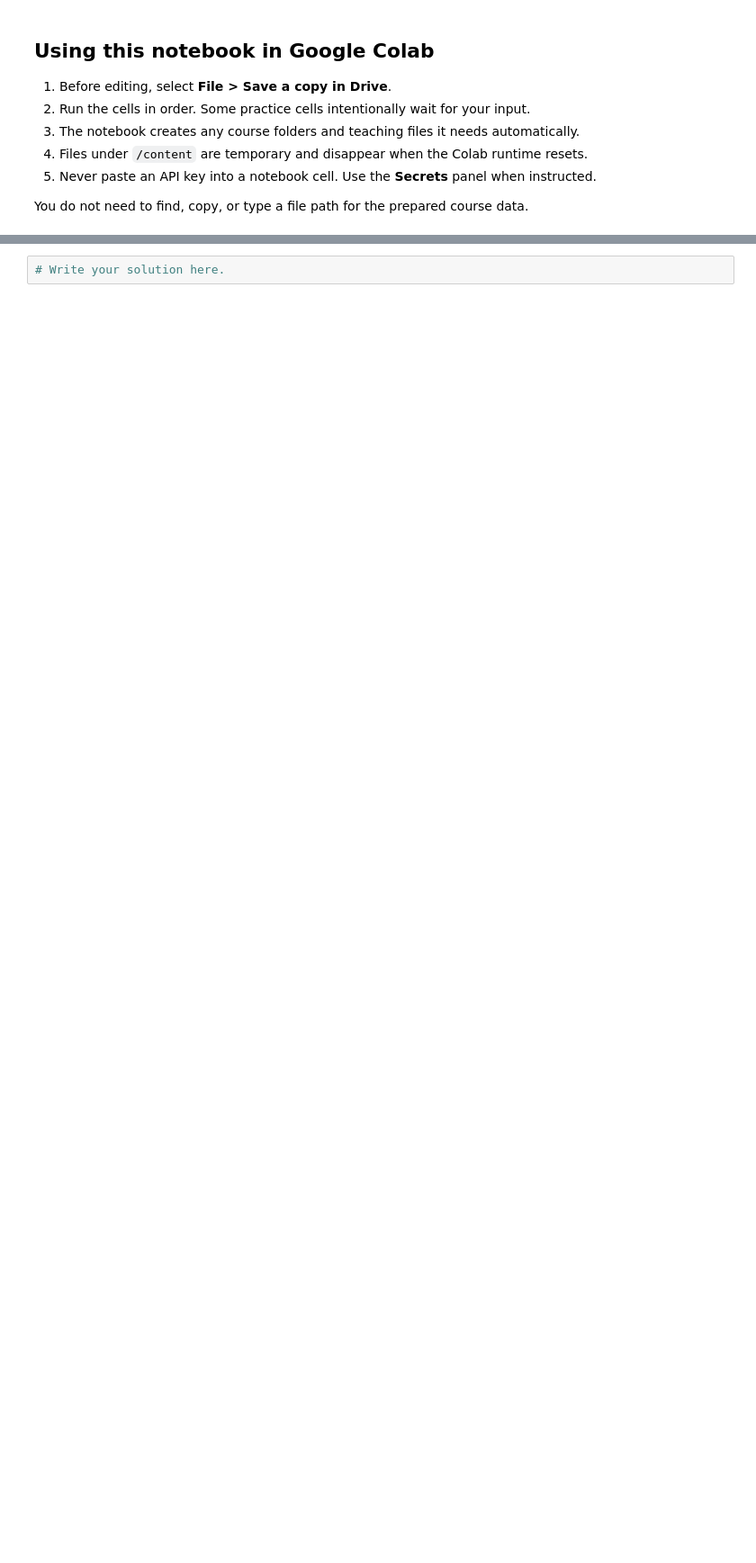
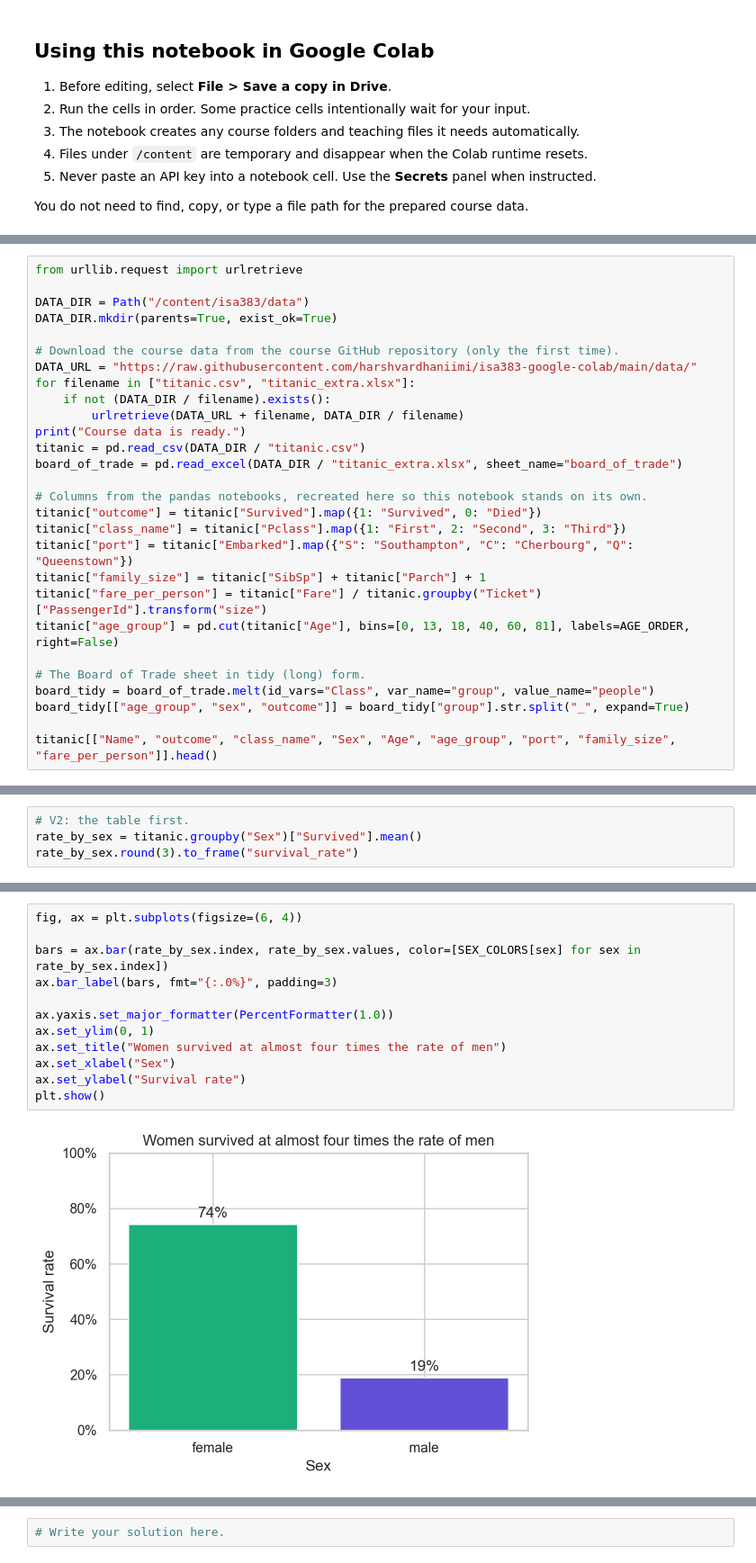
Before and after one commit to harshvardhaniimi/isa383-google-colab, a Jupyter notebook: 12_Data_Visualization.ipynb, the cells around one changed output, grey strips where cells are left out. Shown at 90% size. Drawn from its saved outputs; the diff is of its cells as text; blank space fills up the shorter version.

```diff
--- a/12_Data_Visualization.ipynb
+++ b/12_Data_Visualization.ipynb
@@ -400,0 +97,28 @@ Create a table containing the three hottest and three coldest days. Visualize th
+# %%
+from urllib.request import urlretrieve
+
+DATA_DIR = Path("/content/isa383/data")
+DATA_DIR.mkdir(parents=True, exist_ok=True)
+
+# Download the course data from the course GitHub repository (only the first time).
+DATA_URL = "https://raw.githubusercontent.com/harshvardhaniimi/isa383-google-colab/main/data/"
+for filename in ["titanic.csv", "titanic_extra.xlsx"]:
+    if not (DATA_DIR / filename).exists():
+        urlretrieve(DATA_URL + filename, DATA_DIR / filename)
+print("Course data is ready.")
+titanic = pd.read_csv(DATA_DIR / "titanic.csv")
+board_of_trade = pd.read_excel(DATA_DIR / "titanic_extra.xlsx", sheet_name="board_of_trade")
+
+# Columns from the pandas notebooks, recreated here so this notebook stands on its own.
+titanic["outcome"] = titanic["Survived"].map({1: "Survived", 0: "Died"})
+titanic["class_name"] = titanic["Pclass"].map({1: "First", 2: "Second", 3: "Third"})
+titanic["port"] = titanic["Embarked"].map({"S": "Southampton", "C": "Cherbourg", "Q": "Queenstown"})
+titanic["family_size"] = titanic["SibSp"] + titanic["Parch"] + 1
+titanic["fare_per_person"] = titanic["Fare"] / titanic.groupby("Ticket")["PassengerId"].transform("size")
+titanic["age_group"] = pd.cut(titanic["Age"], bins=[0, 13, 18, 40, 60, 81], labels=AGE_ORDER, right=False)
+
+# The Board of Trade sheet in tidy (long) form.
+board_tidy = board_of_trade.melt(id_vars="Class", var_name="group", value_name="people")
+board_tidy[["age_group", "sex", "outcome"]] = board_tidy["group"].str.split("_", expand=True)
+
+titanic[["Name", "outcome", "class_name", "Sex", "Age", "age_group", "port", "family_size", "fare_per_person"]].head()
@@ -400,0 +221,4 @@ Create a table containing the three hottest and three coldest days. Visualize th
+# %%
+# V2: the table first.
+rate_by_sex = titanic.groupby("Sex")["Survived"].mean()
+rate_by_sex.round(3).to_frame("survival_rate")
@@ -400,0 +230,14 @@ Create a table containing the three hottest and three coldest days. Visualize th
+# %%
+fig, ax = plt.subplots(figsize=(6, 4))
+
+bars = ax.bar(rate_by_sex.index, rate_by_sex.values, color=[SEX_COLORS[sex] for sex in rate_by_sex.index])
+ax.bar_label(bars, fmt="{:.0%}", padding=3)
+
+ax.yaxis.set_major_formatter(PercentFormatter(1.0))
+ax.set_ylim(0, 1)
+ax.set_title("Women survived at almost four times the rate of men")
+ax.set_xlabel("Sex")
+ax.set_ylabel("Survival rate")
+plt.show()
+# %% [output]
+[figure, added]
```
Also changed, not shown: parts of 136 cells of this notebook, 11 other files.
